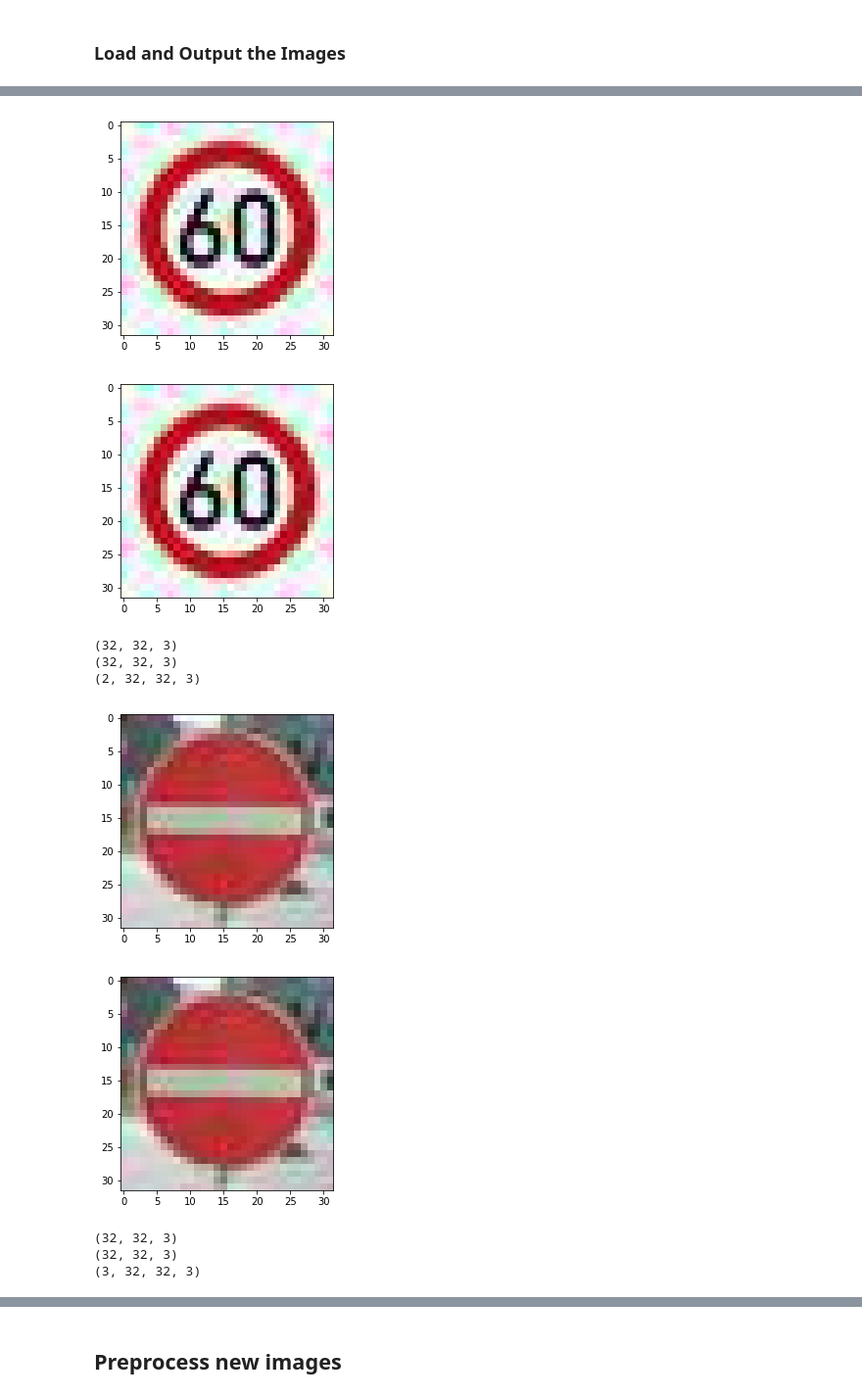
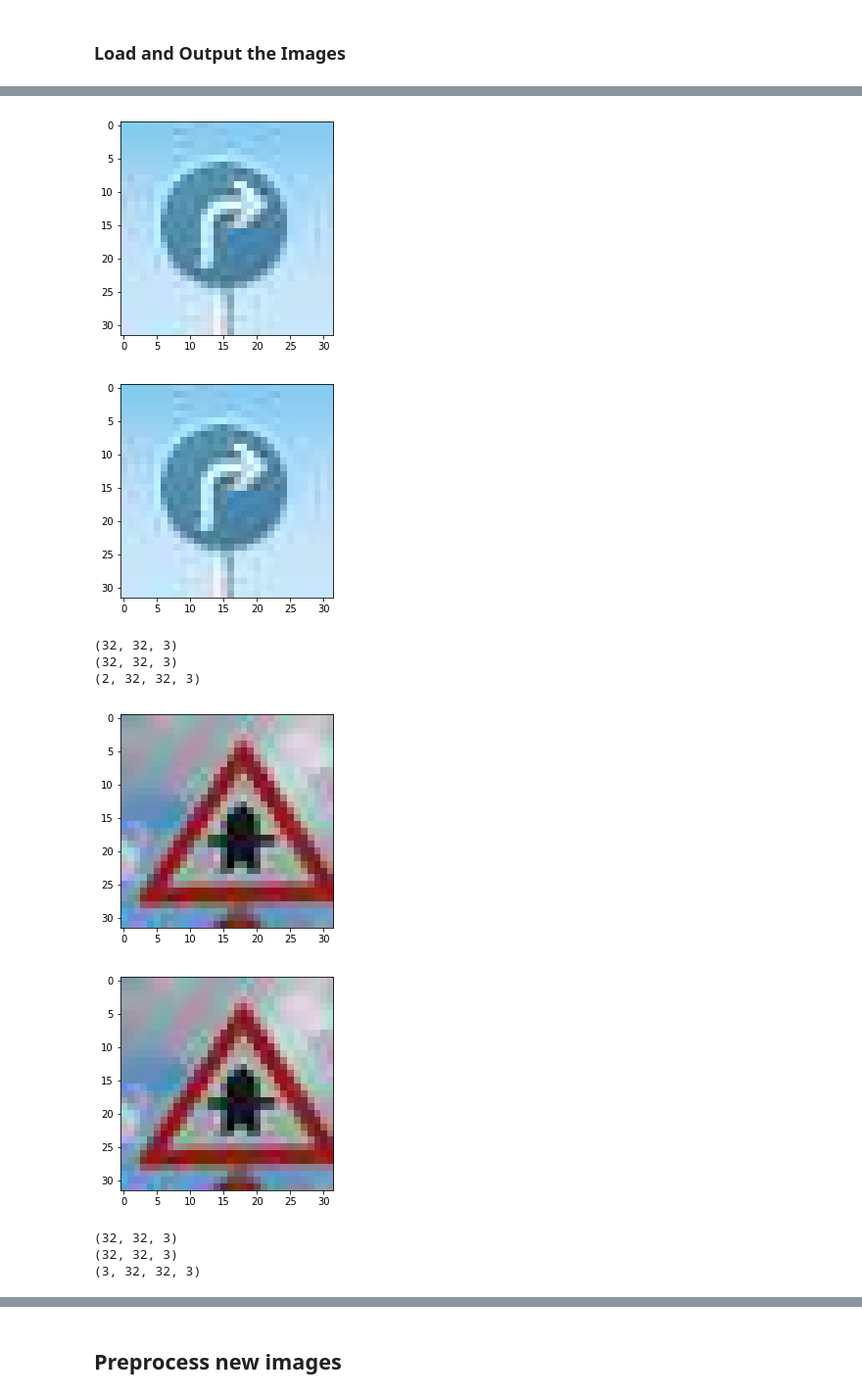
Before and after one commit to TPrabhat/Traffic-Sign-Classifier, a Jupyter notebook: Traffic_Sign_Classifier.ipynb, the cells around one changed output, grey strips where cells are left out. Shown at 98% size. Drawn from its saved outputs; the diff is of its cells as text; code cells hidden in the pictures.

Commit message:
functional code outputting labels for test images

```diff
--- a/Traffic_Sign_Classifier.ipynb
+++ b/Traffic_Sign_Classifier.ipynb
@@ -514,7 +496,7 @@ import matplotlib.pyplot as plt
 import numpy as np
 
 test_set = []
-test_images_path = "/home/prabhat/PycharmProjects/Traffic-Sign-Classifier/test-set/"
+test_images_path = "test-set/"
 test_images = os.listdir(test_images_path)
 
 i=0
@@ -538,13 +520,13 @@ for image in test_images:
 (32, 32, 3)
 (32, 32, 3)
 (1, 32, 32, 3)
-[figure, old version]
+[figure, new version]
-[figure, old version]
+[figure, new version]
 (32, 32, 3)
 (32, 32, 3)
 (2, 32, 32, 3)
-[figure, old version]
+[figure, new version]
-[figure, old version]
+[figure, new version]
 (32, 32, 3)
 (32, 32, 3)
 (3, 32, 32, 3)
```
Also changed, not shown: parts of 5 cells of this notebook.
